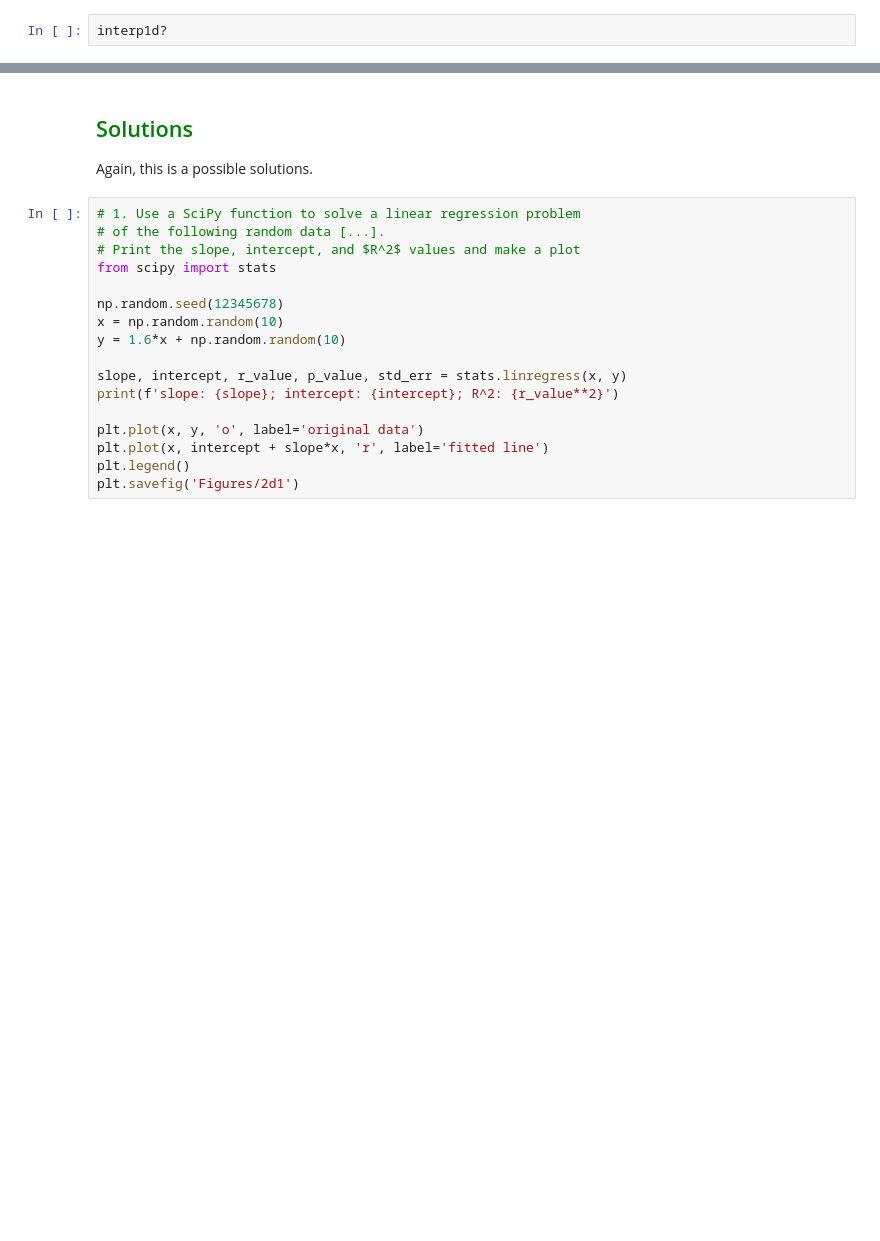
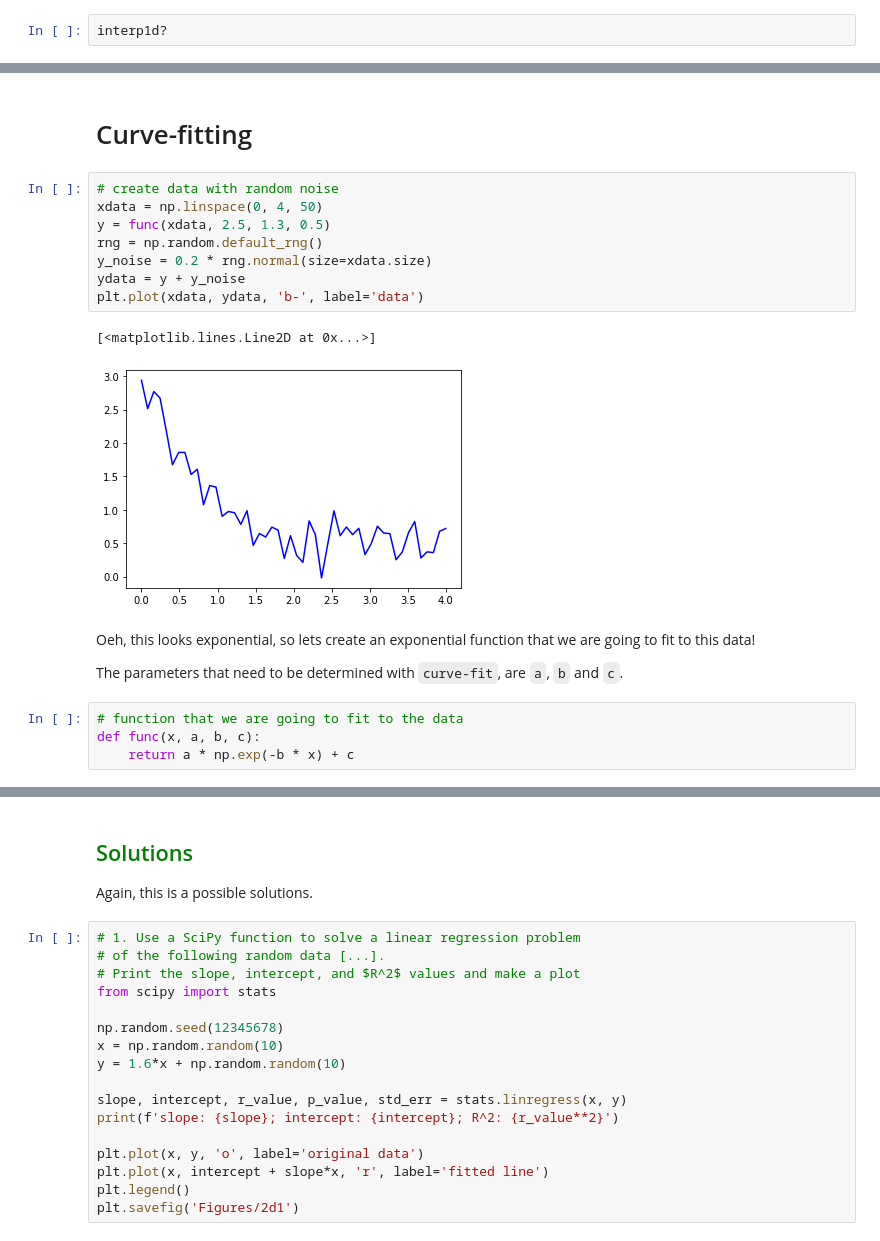
Before and after one commit to JannekeKrabbendam93/Python-Climate-Physics-2021, a Jupyter notebook: Workshop 2c - SciPy.ipynb, the cells around one changed output, grey strips where cells are left out. Saved outputs shown, nothing was run; the diff lists cells and outputs as text; blank space fills up the shorter version.

```diff
--- a/Workshop 2c - SciPy.ipynb
+++ b/Workshop 2c - SciPy.ipynb
@@ -50,0 +79,21 @@ NameError: name 'xnew' is not defined
+# %% [markdown]
+# Curve-fitting
+# %%
+# create data with random noise
+xdata = np.linspace(0, 4, 50)
+y = func(xdata, 2.5, 1.3, 0.5)
+rng = np.random.default_rng()
+y_noise = 0.2 * rng.normal(size=xdata.size)
+ydata = y + y_noise
+plt.plot(xdata, ydata, 'b-', label='data')
+# %% [output]
+[<matplotlib.lines.Line2D at 0x...>]
+[figure, added]
+# %% [markdown]
+Oeh, this looks exponential, so lets create an exponential function that we are going to fit to this data!
+
+The parameters that need to be determined with `curve-fit`, are `a`, `b` and `c`.
+# %%
+# function that we are going to fit to the data
+def func(x, a, b, c):
+    return a * np.exp(-b * x) + c
```
Also changed, not shown: parts of 10 cells of this notebook.
